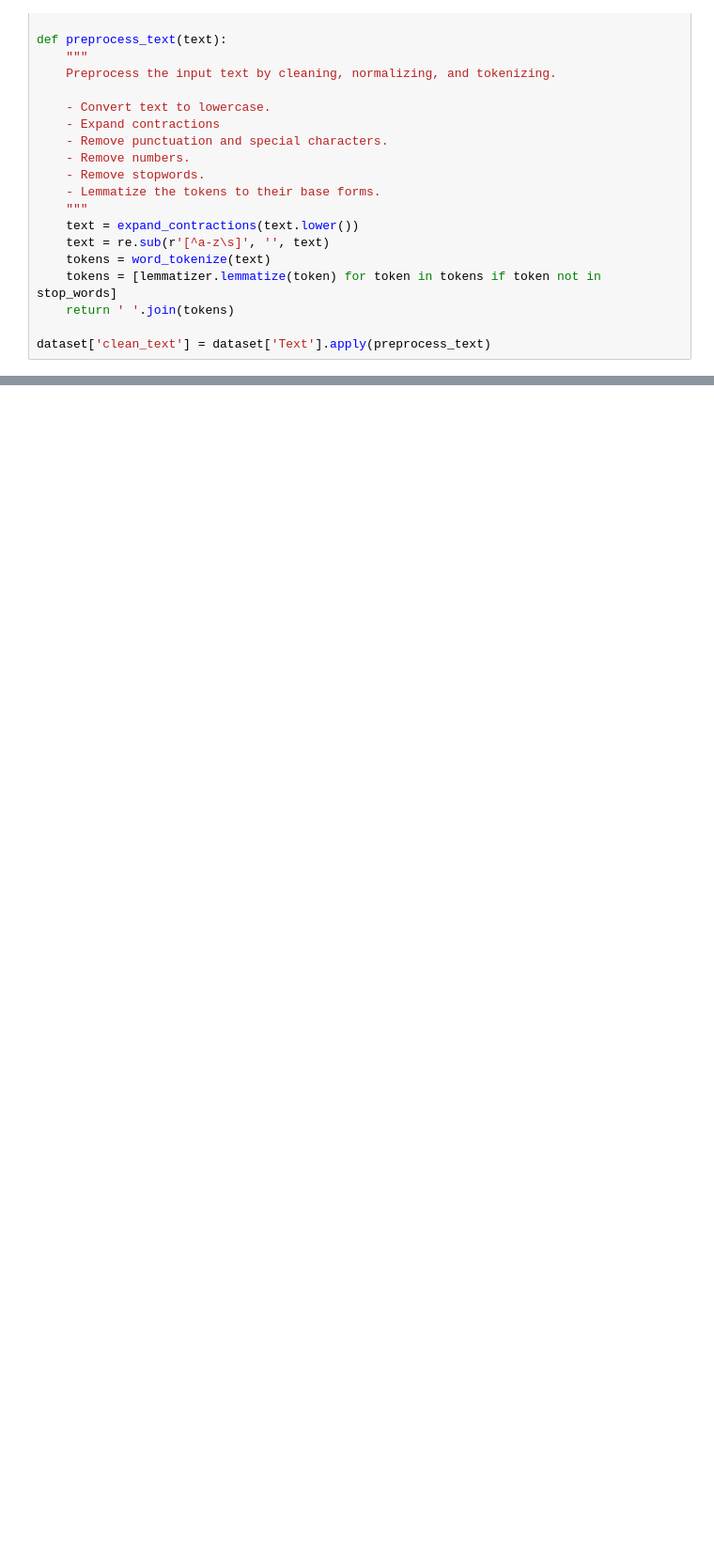
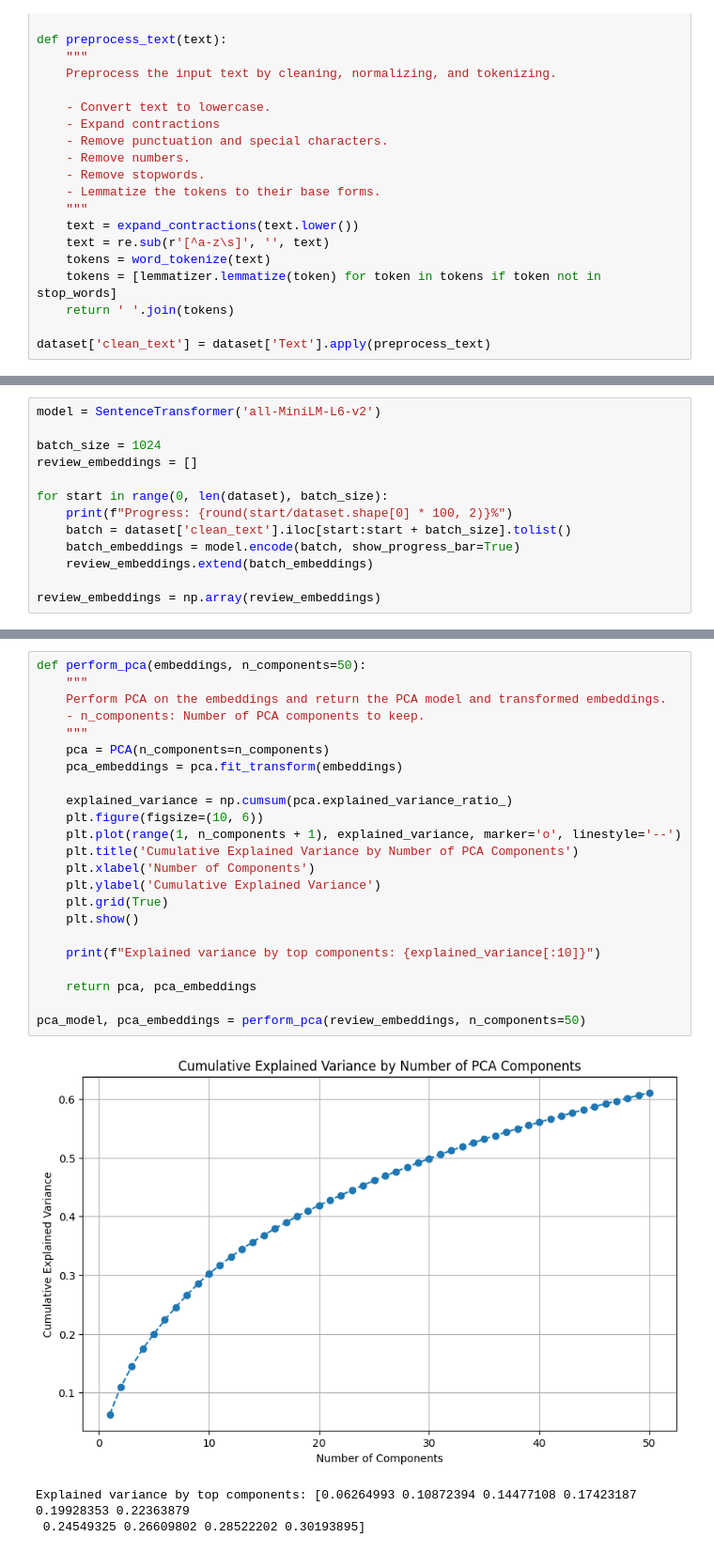
Before and after one commit to przemyslawniedziela98/amazon-reviews-exploration, a Jupyter notebook: amazon_reviews_exploration.ipynb, the cells around one changed output, grey strips where cells are left out. Shown: that part at 94% size. Drawn from its saved outputs; the diff is of its cells as text; blank space fills up the shorter version.

```diff
--- a/amazon_reviews_exploration.ipynb
+++ b/amazon_reviews_exploration.ipynb
@@ -118,0 +107,13 @@ dataset
+# %%
+model = SentenceTransformer('all-MiniLM-L6-v2')
+
+batch_size = 1024
+review_embeddings = []
+
+for start in range(0, len(dataset), batch_size):
+    print(f"Progress: {round(start/dataset.shape[0] * 100, 2)}%")
+    batch = dataset['clean_text'].iloc[start:start + batch_size].tolist()
+    batch_embeddings = model.encode(batch, show_progress_bar=True)
+    review_embeddings.extend(batch_embeddings)
+
+review_embeddings = np.array(review_embeddings)
@@ -118,0 +136,27 @@ dataset
+# %%
+def perform_pca(embeddings, n_components=50):
+    """
+    Perform PCA on the embeddings and return the PCA model and transformed embeddings.
+    - n_components: Number of PCA components to keep.
+    """
+    pca = PCA(n_components=n_components)
+    pca_embeddings = pca.fit_transform(embeddings)
+
+    explained_variance = np.cumsum(pca.explained_variance_ratio_)
+    plt.figure(figsize=(10, 6))
+    plt.plot(range(1, n_components + 1), explained_variance, marker='o', linestyle='--')
+    plt.title('Cumulative Explained Variance by Number of PCA Components')
+    plt.xlabel('Number of Components')
+    plt.ylabel('Cumulative Explained Variance')
+    plt.grid(True)
+    plt.show()
+
+    print(f"Explained variance by top components: {explained_variance[:10]}")
+
+    return pca, pca_embeddings
+
+pca_model, pca_embeddings = perform_pca(review_embeddings, n_components=50)
+# %% [output]
+[figure, added]
+Explained variance by top components: [0.06264993 0.10872394 0.14477108 0.17423187 0.19928353 0.22363879
+ 0.24549325 0.26609802 0.28522202 0.30193895]
```
Also changed, not shown: parts of 6 cells of this notebook.
